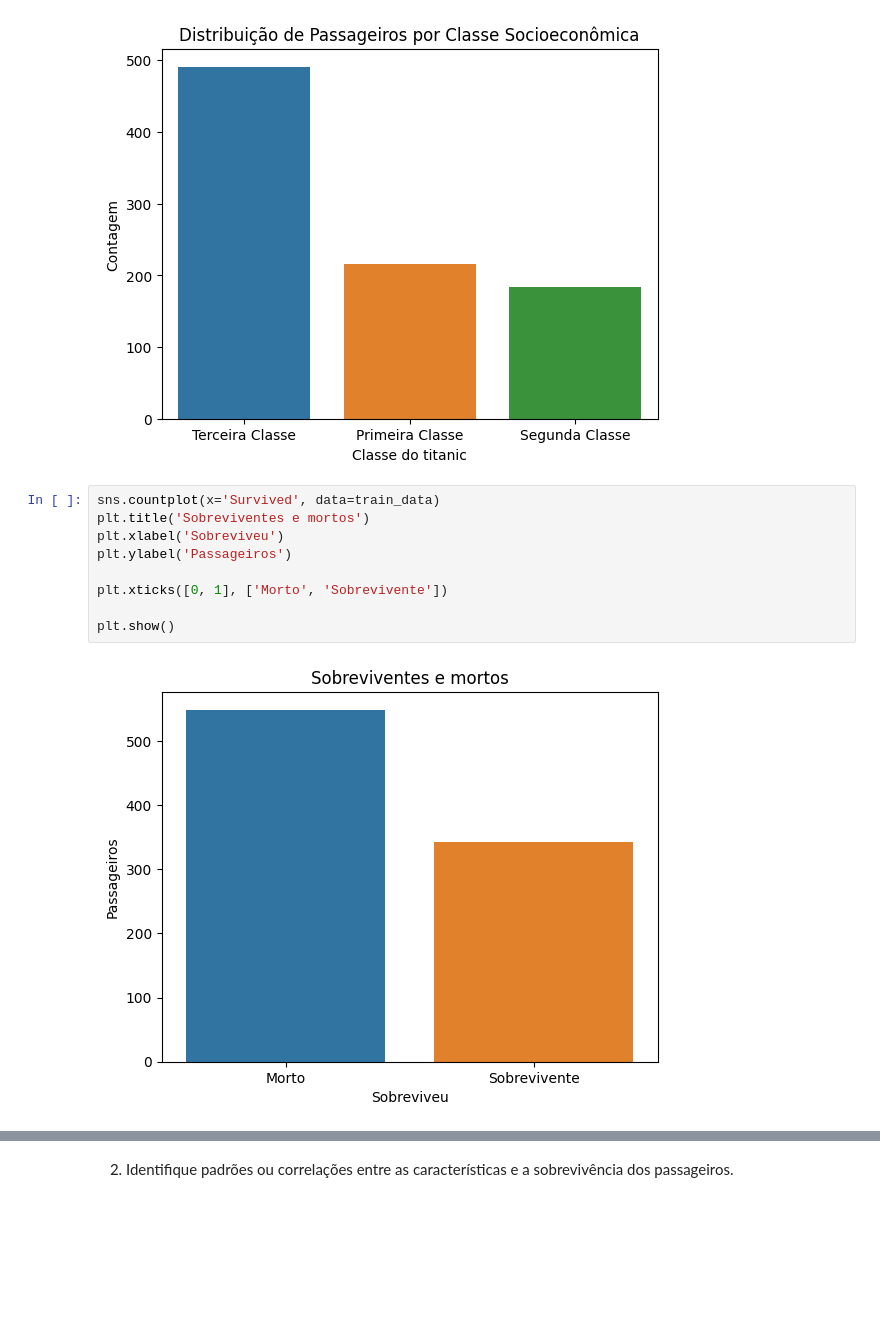
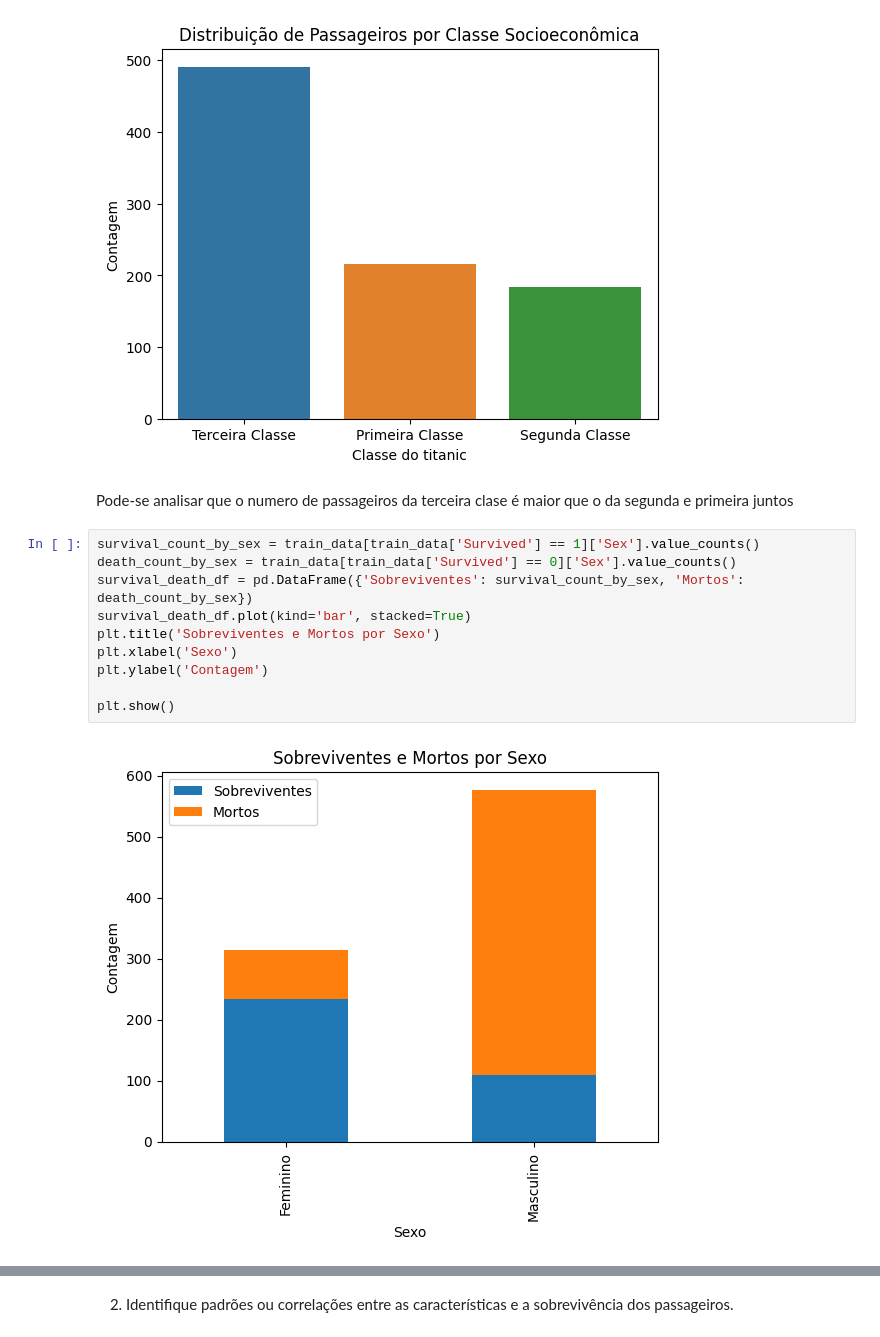
Before and after one commit to MateusCPassos/Trabalho-de-analise-de-dados, a Jupyter notebook: Untitled8.ipynb, the cells around one changed output, grey strips where cells are left out. Cells and saved outputs as stored; diff of their text form; blank space fills up the shorter version.

```diff
--- a/Untitled8.ipynb
+++ b/Untitled8.ipynb
@@ -56,14 +95,17 @@ plt.title('Distribuição de Passageiros por Classe Socioeconômica')
 plt.show()
 # %% [output]
 [figure]
-# %%
-sns.countplot(x='Survived', data=train_data)
-plt.title('Sobreviventes e mortos')
-plt.xlabel('Sobreviveu')
-plt.ylabel('Passageiros')
-
-plt.xticks([0, 1], ['Morto', 'Sobrevivente'])
-
-plt.show()
-# %% [output]
-[figure, removed]
+# %% [markdown]
+Pode-se analisar que o numero de passageiros da terceira clase é maior que o da segunda e primeira juntos
+# %%
+survival_count_by_sex = train_data[train_data['Survived'] == 1]['Sex'].value_counts()
+death_count_by_sex = train_data[train_data['Survived'] == 0]['Sex'].value_counts()
+survival_death_df = pd.DataFrame({'Sobreviventes': survival_count_by_sex, 'Mortos': death_count_by_sex})
+survival_death_df.plot(kind='bar', stacked=True)
+plt.title('Sobreviventes e Mortos por Sexo')
+plt.xlabel('Sexo')
+plt.ylabel('Contagem')
+
+plt.show()
+# %% [output]
+[figure, added]
```
Also changed, not shown: parts of 9 cells of this notebook.
